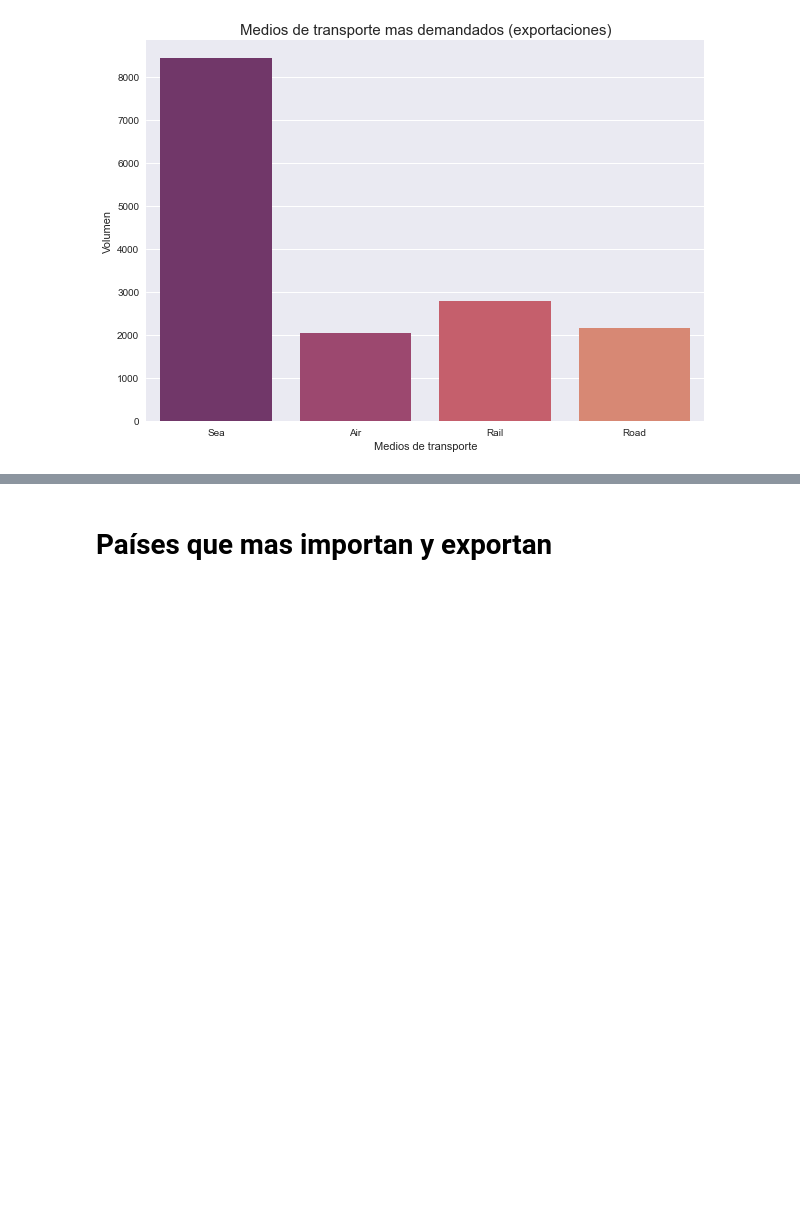
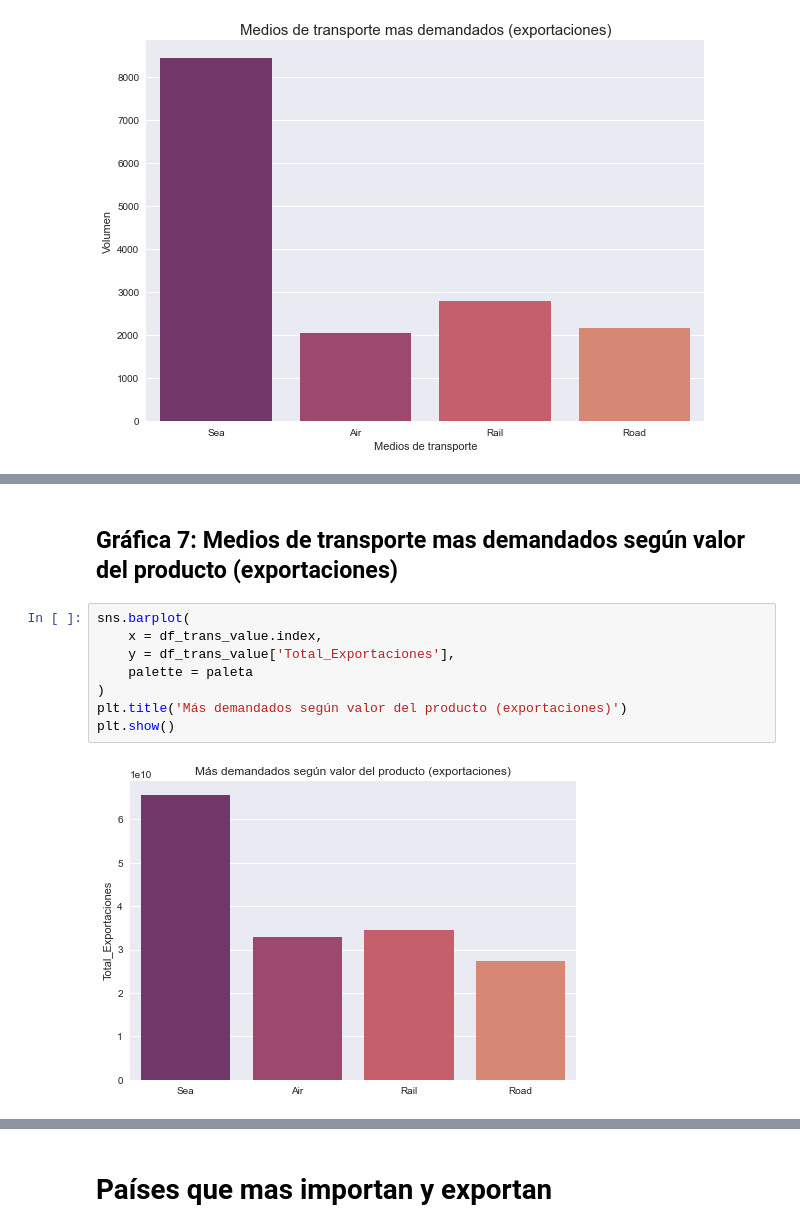
Before and after one commit to josue-islas/EmTech_2, a Jupyter notebook: Notebooks/ISLAS_GASRCILAZO_JOSUE_SABDIEL_PROYECTO.ipynb, the cells around one changed output, grey strips where cells are left out. Saved outputs shown, nothing was run; the diff lists cells and outputs as text; blank space fills up the shorter version.

```diff
--- a/Notebooks/ISLAS_GASRCILAZO_JOSUE_SABDIEL_PROYECTO.ipynb
+++ b/Notebooks/ISLAS_GASRCILAZO_JOSUE_SABDIEL_PROYECTO.ipynb
@@ -424,0 +374,12 @@ plt.show()
+# %% [markdown]
+## Gráfica 7: Medios de transporte mas demandados según valor del producto (exportaciones)
+# %%
+sns.barplot(
+    x = df_trans_value.index,
+    y = df_trans_value['Total_Exportaciones'],
+    palette = paleta
+)
+plt.title('Más demandados según valor del producto (exportaciones)')
+plt.show()
+# %% [output]
+[figure, added]
```
Also changed, not shown: parts of 57 cells of this notebook.
